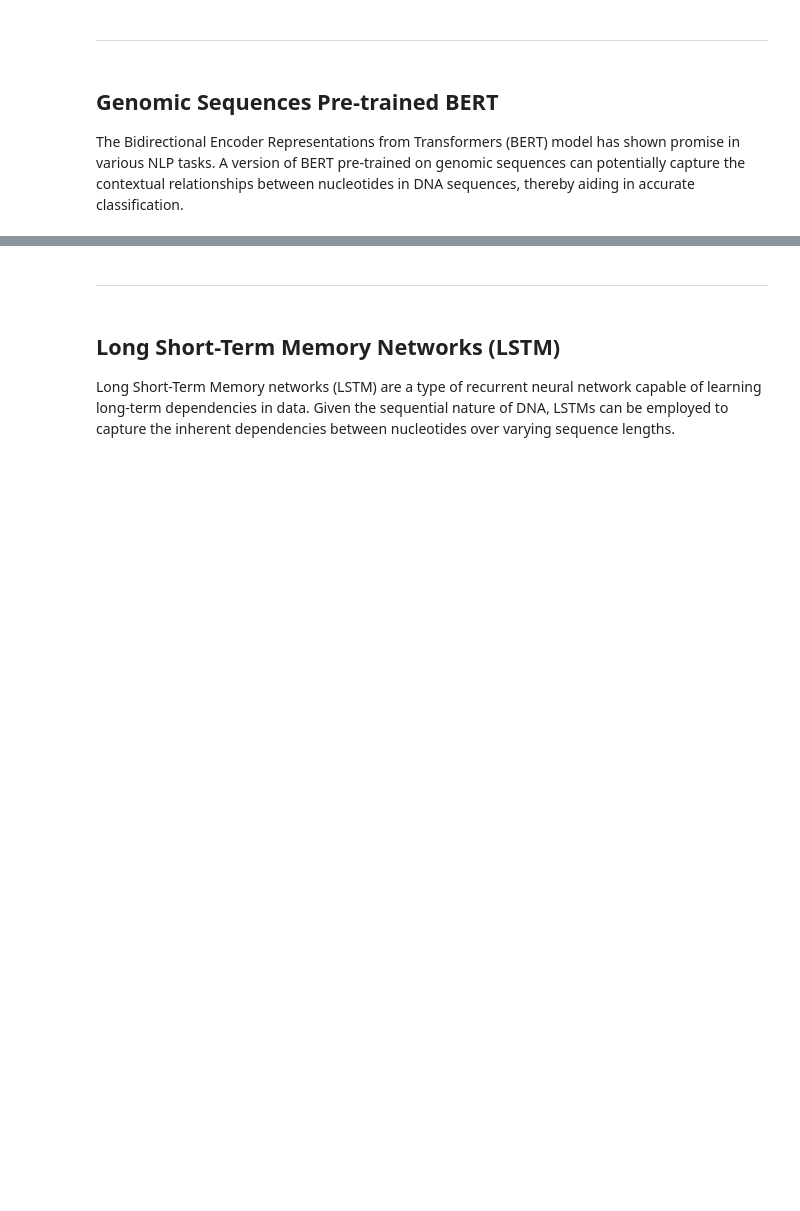
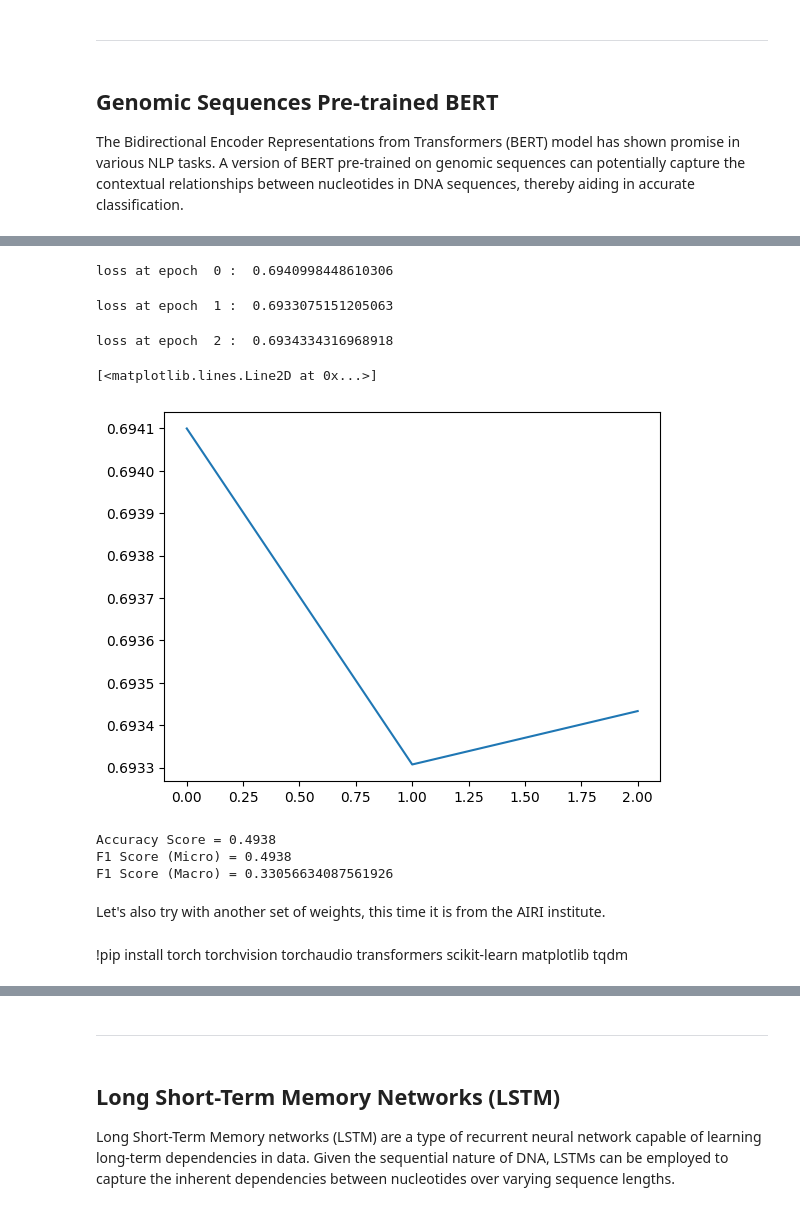
Before and after one commit to rnudb/PROJET-MLBIO, a Jupyter notebook: mlbio.ipynb, the cells around one changed output, grey strips where cells are left out. Saved outputs shown, nothing was run; the diff lists cells and outputs as text; code cells hidden in the pictures; blank space fills up the shorter version.

```diff
--- a/mlbio.ipynb
+++ b/mlbio.ipynb
@@ -119,0 +810,2 @@ The Bidirectional Encoder Representations from Transformers (BERT) model has sho
+# %%
+device = torch.device("cuda" if torch.cuda.is_available() else "cpu")
@@ -119,0 +859,37 @@ The Bidirectional Encoder Representations from Transformers (BERT) model has sho
+# %%
+def loss_fn(outputs, targets):
+    return torch.nn.BCEWithLogitsLoss()(outputs, targets)
+# %%
+optimizer = torch.optim.Adam(params=model.parameters(), lr=LEARNING_RATE)
+# %%
+def train(epoch):
+    model.train()
+    total_loss = 0
+    for _, data in tqdm(enumerate(training_loader, 0), total=len(training_loader)):
+        ids = data["ids"].to(device, dtype=torch.long)
+        mask = data["mask"].to(device, dtype=torch.long)
+        token_type_ids = data["token_type_ids"].to(device, dtype=torch.long)
+        targets = data["targets"].to(device, dtype=torch.float)
+
+        outputs = model(ids, mask, token_type_ids)
+        optimizer.zero_grad()
+        loss = loss_fn(outputs.view(-1), targets)
+        total_loss += loss.item()
+
+        optimizer.zero_grad()
+        loss.backward()
+        optimizer.step()
+    return total_loss / len(training_loader)
+# %%
+losses = []
+for epoch in range(EPOCHS):
+    losses.append(train(epoch))
+    print("loss at epoch ", epoch, ": ", losses[-1])
+
+plt.plot(losses)
+# %% [output]
+loss at epoch  0 :  0.6940998448610306
+loss at epoch  1 :  0.6933075151205063
+loss at epoch  2 :  0.6934334316968918
+[<matplotlib.lines.Line2D at 0x...>]
+[figure, added]
@@ -119,0 +911,17 @@ The Bidirectional Encoder Representations from Transformers (BERT) model has sho
+# %%
+outputs, targets = validation(1)
+outputs = np.array(outputs) >= 0.5
+accuracy = metrics.accuracy_score(targets, outputs)
+f1_score_micro = metrics.f1_score(targets, outputs, average="micro")
+f1_score_macro = metrics.f1_score(targets, outputs, average="macro")
+print(f"Accuracy Score = {accuracy}")
+print(f"F1 Score (Micro) = {f1_score_micro}")
+print(f"F1 Score (Macro) = {f1_score_macro}")
+# %% [output]
+Accuracy Score = 0.4938
+F1 Score (Micro) = 0.4938
+F1 Score (Macro) = 0.33056634087561926
+# %% [markdown]
+Let's also try with another set of weights, this time it is from the AIRI institute.
+# %% [markdown]
+!pip install torch torchvision torchaudio transformers scikit-learn matplotlib tqdm
```
Also changed, not shown: parts of 98 cells of this notebook.
